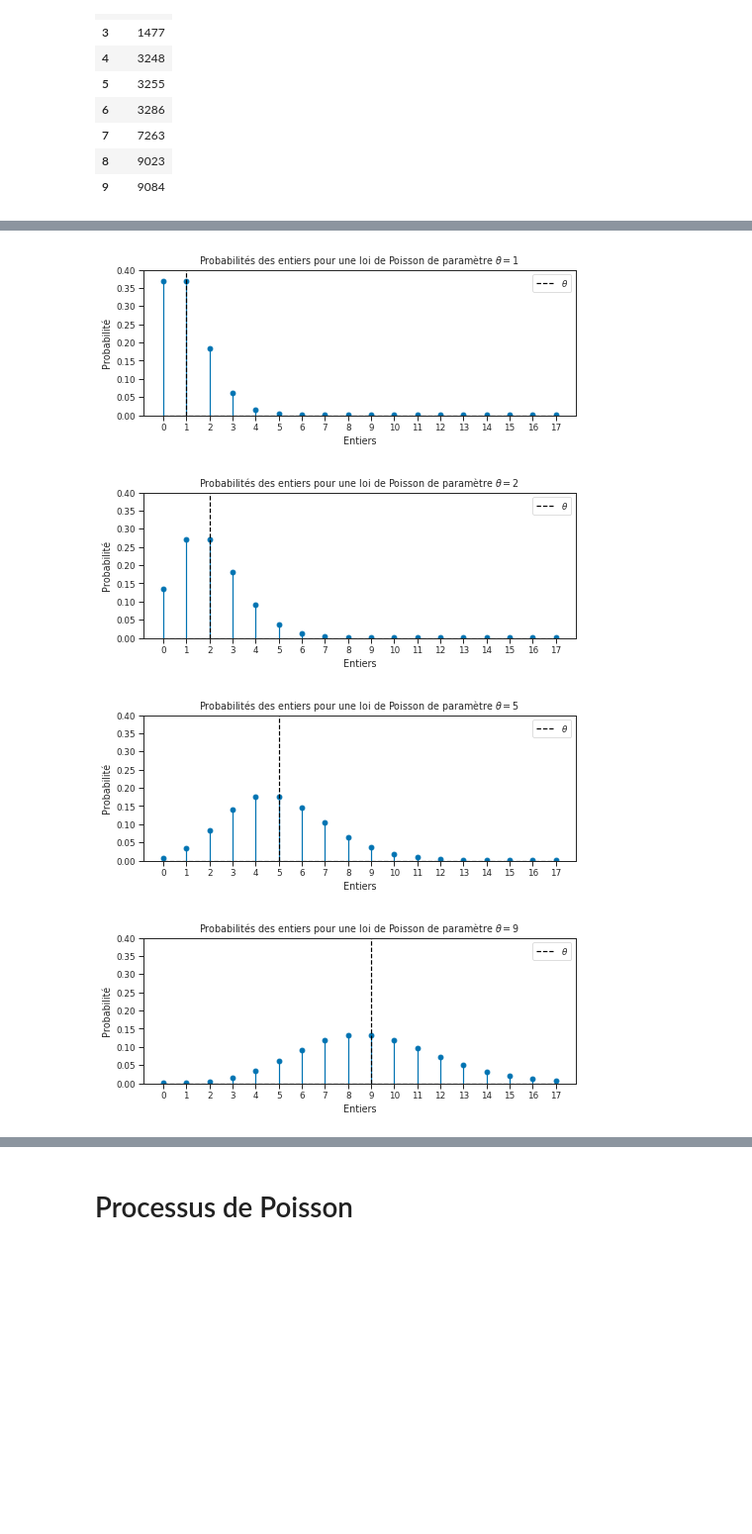
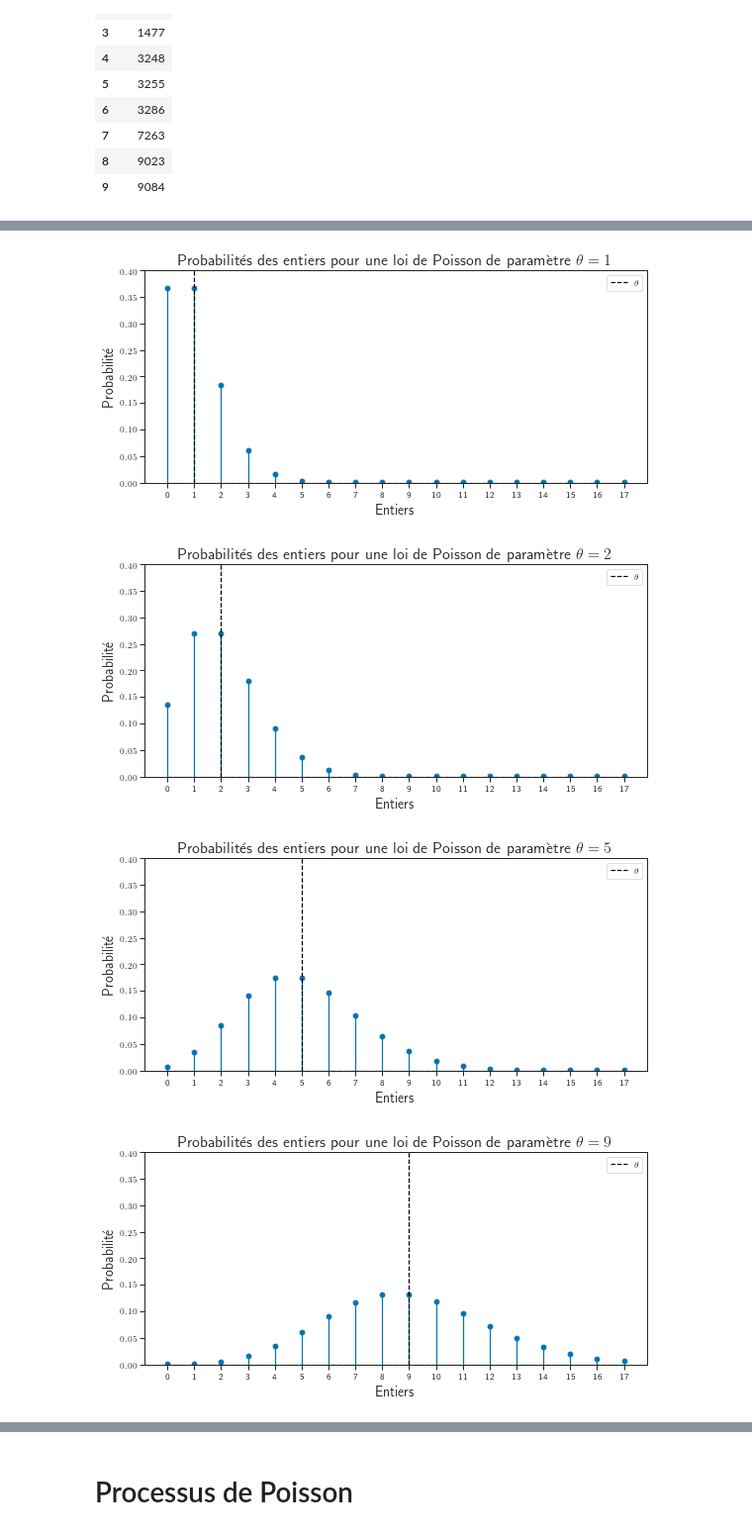
Before and after one commit to josephsalmon/agramfort.github.io, a Jupyter notebook: content/enseignement/Montpellier/HLMA408/EstimationTests.ipynb, the cells around one changed output, grey strips where cells are left out. Shown: that part at 99% size. Cells and saved outputs as stored; diff of their text form; code cells hidden in the pictures; blank space fills up the shorter version.

```diff
--- a/content/enseignement/Montpellier/HLMA408/EstimationTests.ipynb
+++ b/content/enseignement/Montpellier/HLMA408/EstimationTests.ipynb
@@ -60,6 +53,21 @@ https://www.stat.berkeley.edu/users/statlabs/papers/sample.pdf
 (notamment sur les biais de collectes des données...)
 # %% [markdown]
 ## Téléchargement et import pour sauvegarder les données
+# %%
+Eleve = False  # à changer en True pour un étudiant
+
+title_font = {'size': '16'}
+axis_font = {'size': '14'}
+
+if not Eleve:
+    from matplotlib import rc
+    rc('text', usetex=True)
+    font = {'family': 'sans-serif'}
+    rc('font', **font)
+    saving = True
+    from download import download
+else:
+    saving = False
 # %%
 # to use the default values of utils for instance
 saving = True
@@ -112,23 +122,23 @@ my_saving_display(fig, dirname,
 # %%
 for i in [1, 2, 5, 9]:
-    fig = plt.figure(figsize=(7, 3))
+    fig = plt.figure(figsize=(8, 4))
     theta = i
-    plt.xlabel('Entiers')
-    plt.ylabel('Probabilité')
+    plt.xlabel('Entiers', **axis_font)
+    plt.ylabel('Probabilité', **axis_font)
     plt.title(
-        "Probabilités des entiers pour une loi de Poisson de paramètre $\\theta={}$".format(theta))
+        "Probabilités des entiers pour une loi de Poisson de paramètre $\\theta={}$".format(theta), **title_font)
     x = np.arange(18)
     plt.ylim([0, 0.4])
     plt.stem(x, poisson.pmf(x, theta), basefmt="k--")
     plt.xticks(x, x)
     plt.axvline(i, linestyle='--', color='k', label="$\\theta$")
     plt.tight_layout()
     plt.legend()
     plt.show()
     my_saving_display(fig, dirname,
                       "poisson_distrib_{}".format(theta), imageformat, saving=saving)
 # %% [output]
-[figure, old version]
+[figure, new version]
-[figure, old version]
+[figure, new version]
-[figure, old version]
+[figure, new version]
-[figure, old version]
+[figure, new version]
```
Also changed, not shown: parts of 16 cells of this notebook, 11 other files.
